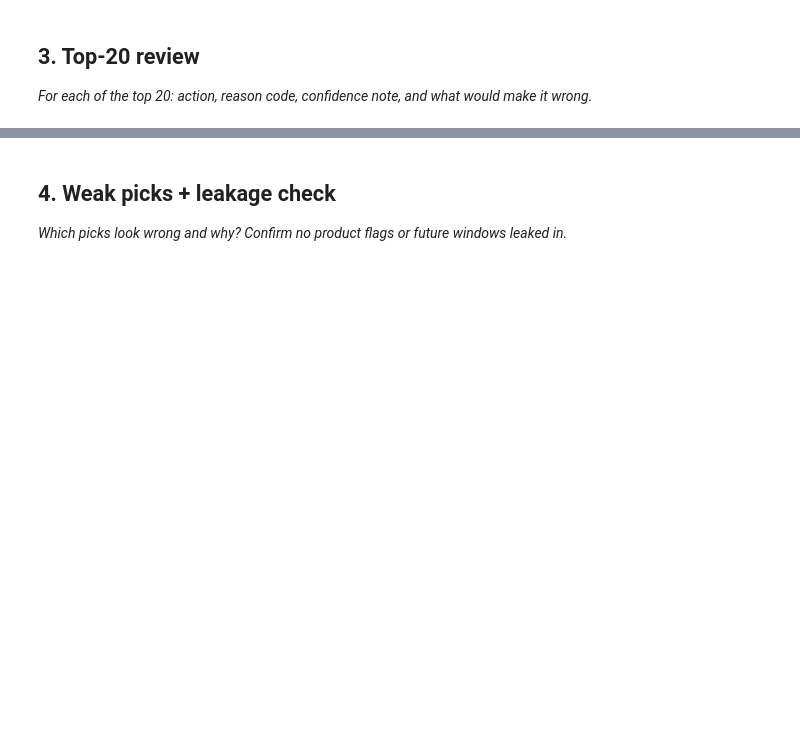
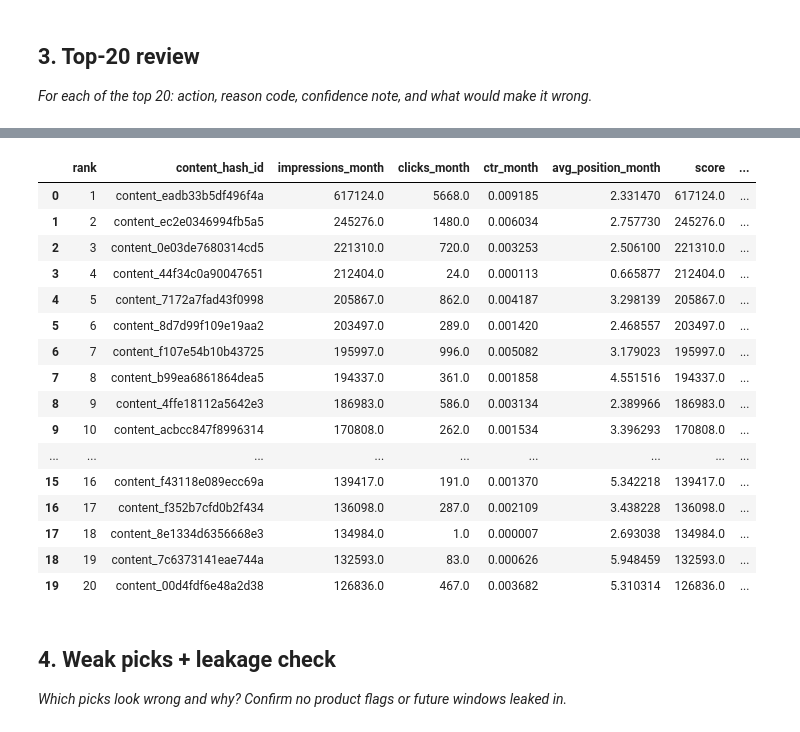
Before and after one commit to SNK005/flyrank-ml-internship, a Jupyter notebook: work/notebooks/w04_baseline_score.ipynb, the cells around one changed output, grey strips where cells are left out. Cells and saved outputs as stored; diff of their text form; code cells hidden in the pictures; blank space fills up the shorter version.

```diff
--- a/work/notebooks/w04_baseline_score.ipynb
+++ b/work/notebooks/w04_baseline_score.ipynb
@@ -8,0 +57,24 @@ This skeleton is yours to fill. Work the sections **in order** — each one has
+# %%
+# ML-07: build one March 2026 row per client + content item
+
+march = con.sql(f"""
+    SELECT
+        client_hash_id,
+        content_hash_id,
+        SUM(CASE WHEN gsc_data_available THEN gsc_impressions ELSE 0 END) AS impressions_month,
+        SUM(CASE WHEN gsc_data_available THEN gsc_clicks ELSE 0 END) AS clicks_month,
+        SUM(CASE WHEN gsc_data_available THEN gsc_sum_position ELSE 0 END) AS sum_position_month
+    FROM {REL}
+    GROUP BY client_hash_id, content_hash_id
+""").df()
+
+march["ctr_month"] = (
+    march["clicks_month"] / march["impressions_month"].replace(0, float("nan"))
+)
+
+march["avg_position_month"] = (
+    march["sum_position_month"] / march["impressions_month"].replace(0, float("nan"))
+)
+
+print("Rows in page-level March frame:", len(march))
+display(march.head())
@@ -30,3 +333,41 @@ This skeleton is yours to fill. Work the sections **in order** — each one has
+# %%
+# ML-07: inspect the top 20 baseline picks
+
+top20 = queue.head(20).copy()
+
+top20_review = top20[
+    [
+        "rank",
+        "content_hash_id",
+        "impressions_month",
+        "clicks_month",
+        "ctr_month",
+        "avg_position_month",
+        "score",
+        "reason_code",
+        "action"
+    ]
+].copy()
+
+display(top20_review)
+# %% [output]
+|  | rank | content_hash_id | impressions_month | clicks_month | ctr_month | avg_position_month | score | ... |
+| 0 | 1 | content_eadb33b5df496f4a | 617124.0 | 5668.0 | 0.009185 | 2.331470 | 617124.0 | ... |
+| 1 | 2 | content_ec2e0346994fb5a5 | 245276.0 | 1480.0 | 0.006034 | 2.757730 | 245276.0 | ... |
+| 2 | 3 | content_0e03de7680314cd5 | 221310.0 | 720.0 | 0.003253 | 2.506100 | 221310.0 | ... |
+| 3 | 4 | content_44f34c0a90047651 | 212404.0 | 24.0 | 0.000113 | 0.665877 | 212404.0 | ... |
+| 4 | 5 | content_7172a7fad43f0998 | 205867.0 | 862.0 | 0.004187 | 3.298139 | 205867.0 | ... |
+| 5 | 6 | content_8d7d99f109e19aa2 | 203497.0 | 289.0 | 0.001420 | 2.468557 | 203497.0 | ... |
+| 6 | 7 | content_f107e54b10b43725 | 195997.0 | 996.0 | 0.005082 | 3.179023 | 195997.0 | ... |
+| 7 | 8 | content_b99ea6861864dea5 | 194337.0 | 361.0 | 0.001858 | 4.551516 | 194337.0 | ... |
+| 8 | 9 | content_4ffe18112a5642e3 | 186983.0 | 586.0 | 0.003134 | 2.389966 | 186983.0 | ... |
+| 9 | 10 | content_acbcc847f8996314 | 170808.0 | 262.0 | 0.001534 | 3.396293 | 170808.0 | ... |
+| ... | ... | ... | ... | ... | ... | ... | ... | ... |
+| 15 | 16 | content_f43118e089ecc69a | 139417.0 | 191.0 | 0.001370 | 5.342218 | 139417.0 | ... |
+| 16 | 17 | content_f352b7cfd0b2f434 | 136098.0 | 287.0 | 0.002109 | 3.438228 | 136098.0 | ... |
+| 17 | 18 | content_8e1334d6356668e3 | 134984.0 | 1.0 | 0.000007 | 2.693038 | 134984.0 | ... |
+| 18 | 19 | content_7c6373141eae744a | 132593.0 | 83.0 | 0.000626 | 5.948459 | 132593.0 | ... |
+| 19 | 20 | content_00d4fdf6e48a2d38 | 126836.0 | 467.0 | 0.003682 | 5.310314 | 126836.0 | ... |
 # %% [markdown]
 ## 4. Weak picks + leakage check
 
```
Also changed, not shown: parts of 20 cells of this notebook.
